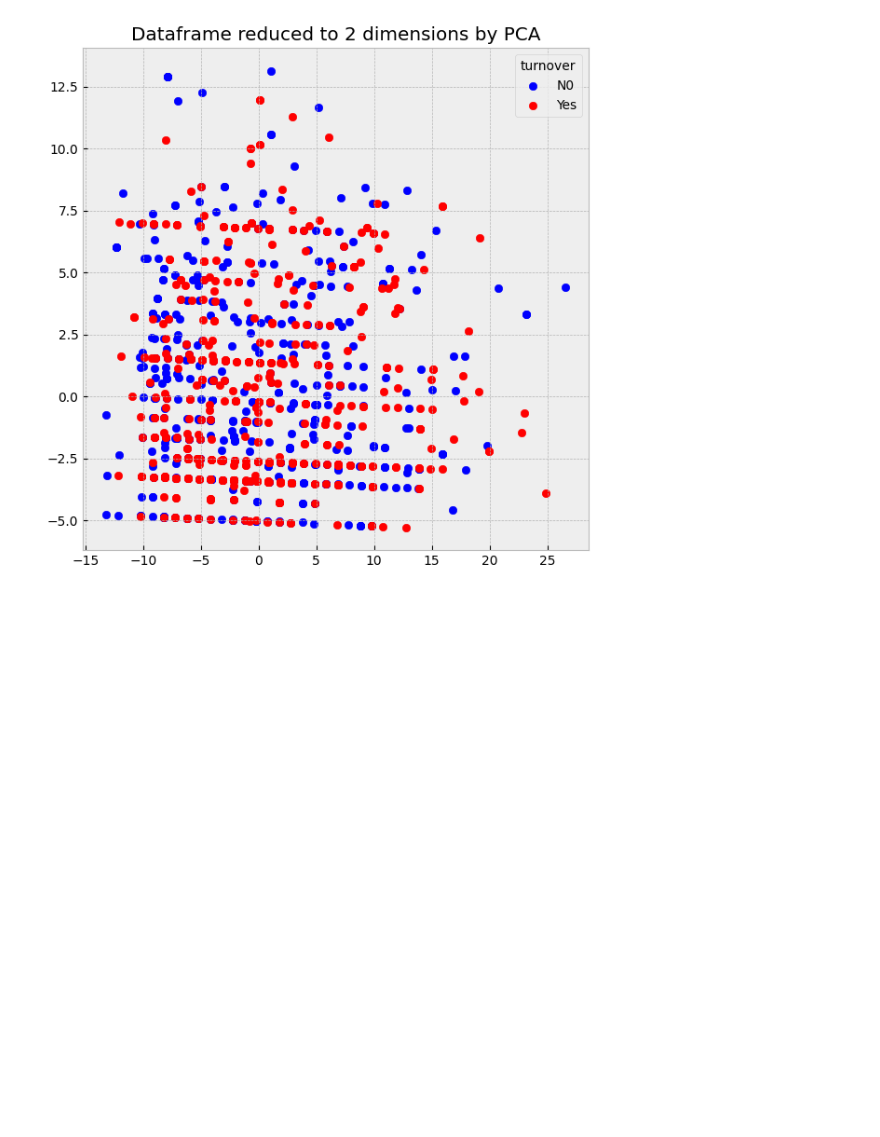
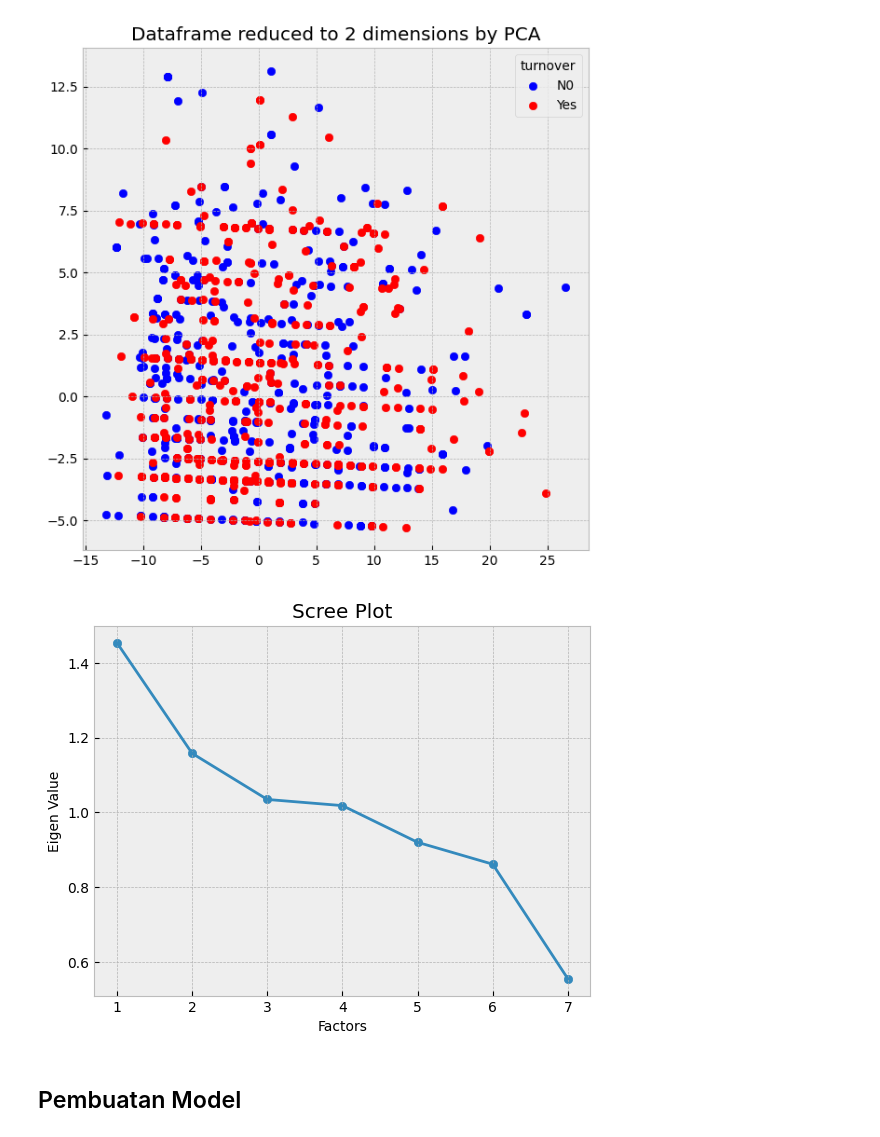
Before and after one commit to Silly-little-fellas-11/Tugas-2-Sesi-Uas-PADK, a Jupyter notebook: main.ipynb, the cells around one changed output. Cells and saved outputs as stored; diff of their text form; code cells hidden in the pictures; blank space fills up the shorter version.

```diff
--- a/main.ipynb
+++ b/main.ipynb
@@ -192,3 +188,20 @@ ax.set_title("Dataframe reduced to 2 dimensions by PCA")
 # %% [output]
 Text(0.5, 1.0, 'Dataframe reduced to 2 dimensions by PCA')
 [figure]
+# %%
+#Factor analysis
+ordindaldf=ce.OrdinalEncoder().fit_transform(df)
+fa = FactorAnalyzer(rotation = None,impute = "drop",n_factors=df.shape[1])
+fa.fit(ordindaldf)
+ev,_ = fa.get_eigenvalues()
+
+plt.scatter(range(1,df.shape[1]+1),ev)
+plt.plot(range(1,df.shape[1]+1),ev)
+plt.title('Scree Plot')
+plt.xlabel('Factors')
+plt.ylabel('Eigen Value')
+plt.grid("on")
+# %% [output]
+[figure, added]
+# %% [markdown]
+## Pembuatan Model
```
Also changed, not shown: parts of 6 cells of this notebook.
